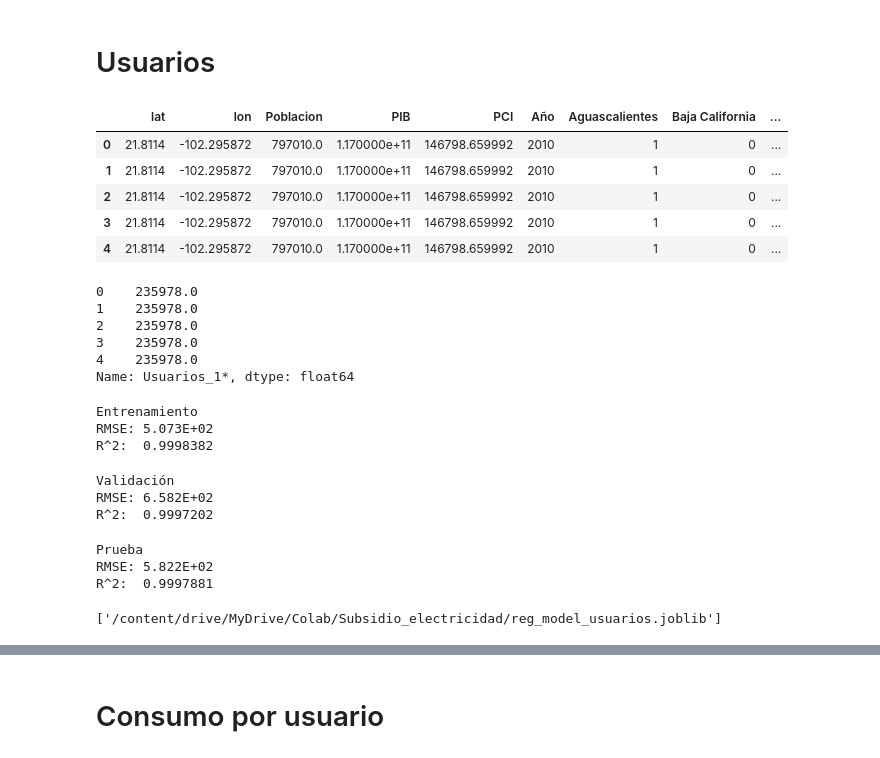
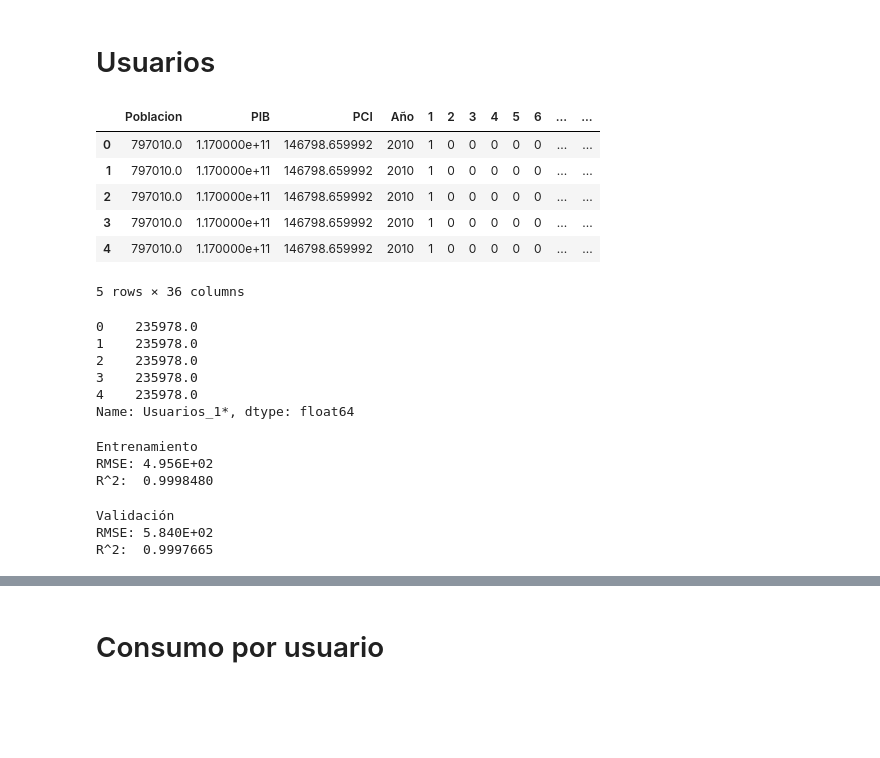
Before and after one commit to rodrigoms95/herramientas-climatico-22-1, a Jupyter notebook: code/Proyecto/Jupyter/ML_final.ipynb, the cells around one changed output, grey strips where cells are left out. Drawn from its saved outputs; the diff is of its cells as text; code cells hidden in the pictures; blank space fills up the shorter version.

```diff
--- a/code/Proyecto/Jupyter/ML_final.ipynb
+++ b/code/Proyecto/Jupyter/ML_final.ipynb
@@ -26,6 +29,7 @@ from sklearn.model_selection import GridSearchCV
 # %%
 path_drive = "/content/drive/MyDrive/Colab/Subsidio_electricidad/"
 path_data = path_drive + "data/Actual/data"
+path_r = path_drive + "Graficas/"
 fname = ".csv"
 
 data_0 = pd.read_csv(path_data + fname)
@@ -46,7 +50,7 @@ data_0["Consumo_Usuario"] = data_0["Consumo_1*"] / data_0["Usuarios_1*"]
 data_0["Usuario_poblacion"] = data_0["Usuarios_1*"] / data_0["Poblacion"]
 
 # Límites para corrección.
-lim = [0.05, 1, 30]
+lim = [0.1, 0.6, 30]
 
 # Estadísticas de corrección.
 # Porcentaje de municipios con corrección.
@@ -134,26 +139,24 @@ data_0.corr()
 # %%
 # Predicción de usuarios.
 
 # Escogemos el conjunto de features y de variables a predecir.
 Y = data_0.iloc[:,5]
-X = data_0[ ["lat", "lon", "Poblacion", "PIB", "PCI", "Año"] ].copy()
-X = pd.concat( (X, pd.get_dummies(data_0["NOM_ENT"]) ), axis = 1)
+X = data_0[ ["Poblacion", "PIB", "PCI", "Año"] ].copy()
+X = pd.concat( (X, pd.get_dummies(data_0["CVE_ENT"]) ), axis = 1)
 
 # Separamos en conjuntos de entrenamiento y de prueba.
-X_train, X_test, Y_train, Y_test = train_test_split( X, Y, test_size = 0.3 )
-
-# Separamos en conjunto de prueba y de validación.
-X_train, X_val, Y_train, Y_val = train_test_split( X, Y, test_size = 0.5 )
+X_train, X_val, Y_train, Y_val = train_test_split(X, Y, test_size = 0.3)
 
 # Features a utilizar.
 X.head()
 # %% [output]
-|  | lat | lon | Poblacion | PIB | PCI | Año | Aguascalientes | Baja California | ... |
-| 0 | 21.8114 | -102.295872 | 797010.0 | 1.170000e+11 | 146798.659992 | 2010 | 1 | 0 | ... |
-| 1 | 21.8114 | -102.295872 | 797010.0 | 1.170000e+11 | 146798.659992 | 2010 | 1 | 0 | ... |
-| 2 | 21.8114 | -102.295872 | 797010.0 | 1.170000e+11 | 146798.659992 | 2010 | 1 | 0 | ... |
-| 3 | 21.8114 | -102.295872 | 797010.0 | 1.170000e+11 | 146798.659992 | 2010 | 1 | 0 | ... |
-| 4 | 21.8114 | -102.295872 | 797010.0 | 1.170000e+11 | 146798.659992 | 2010 | 1 | 0 | ... |
+|  | Poblacion | PIB | PCI | Año | 1 | 2 | 3 | 4 | 5 | 6 | ... | ... |
+| 0 | 797010.0 | 1.170000e+11 | 146798.659992 | 2010 | 1 | 0 | 0 | 0 | 0 | 0 | ... | ... |
+| 1 | 797010.0 | 1.170000e+11 | 146798.659992 | 2010 | 1 | 0 | 0 | 0 | 0 | 0 | ... | ... |
+| 2 | 797010.0 | 1.170000e+11 | 146798.659992 | 2010 | 1 | 0 | 0 | 0 | 0 | 0 | ... | ... |
+| 3 | 797010.0 | 1.170000e+11 | 146798.659992 | 2010 | 1 | 0 | 0 | 0 | 0 | 0 | ... | ... |
+| 4 | 797010.0 | 1.170000e+11 | 146798.659992 | 2010 | 1 | 0 | 0 | 0 | 0 | 0 | ... | ... |
+5 rows × 36 columns
 # %%
 # Variable a predecir.
 Y.head()
@@ -172,7 +175,6 @@ Name: Usuarios_1*, dtype: float64
 X_reg = X_train.copy()
 Y_reg = Y_train.copy()
 X_reg_val = X_val.copy()
-X_reg_test = X_test.copy()
 
 # Hiperparámetros.
 params = {
@@ -195,48 +197,28 @@ xg_reg_u.fit(X_reg, Y_reg, verbose = True)
 preds = xg_reg_u.predict(X_reg)
 
 # Calculamos el error de entrenamiento.
-rmse = np.sqrt(mean_squared_error(Y_reg, preds))
-r2 = r2_score(Y_reg, preds)
+rmse_t = np.sqrt(mean_squared_error(Y_reg, preds))
+r2_t = r2_score(Y_reg, preds)
 
 print("Entrenamiento")
-print(f"RMSE: {rmse:.3E}")
-print(f"R^2:  {r2:.7f}")
+print(f"RMSE: {rmse_t:.3E}")
+print(f"R^2:  {r2_t:.7f}")
 # %% [output]
 Entrenamiento
-RMSE: 5.073E+02
-R^2:  0.9998382
+RMSE: 4.956E+02
+R^2:  0.9998480
 # %%
 # Probamos la regresión en el set de validación.
 preds = xg_reg_u.predict(X_reg_val)
 
 # Calculamos el error de validación.
-rmse = np.sqrt(mean_squared_error(Y_val, preds))
-r2 = r2_score(Y_val, preds)
+rmse_v = np.sqrt(mean_squared_error(Y_val, preds))
+r2_v = r2_score(Y_val, preds)
 
 print("Validación")
-print(f"RMSE: {rmse:.3E}")
-print(f"R^2:  {r2:.7f}")
-
-# Probamos la regresión en el set de prueba
-# y guardamos el resultado para su evaluación final.
-test_0 = xg_reg_u.predict(X_reg_test)
+print(f"RMSE: {rmse_v:.3E}")
+print(f"R^2:  {r2_v:.7f}")
 # %% [output]
 Validación
-RMSE: 6.582E+02
-R^2:  0.9997202
+RMSE: 5.840E+02
+R^2:  0.9997665
-# %%
-# Calculamos el error de prueba.
-rmse = np.sqrt(mean_squared_error(Y_test, test_0))
-r2 = r2_score(Y_test, test_0)
-
-print("Prueba")
-print(f"RMSE: {rmse:.3E}")
-print(f"R^2:  {r2:.7f}")
-
-# Guardamos el modelo entrenado.
-dump(xg_reg_u, path_drive + "reg_model_usuarios.joblib")
-# %% [output]
-Prueba
-RMSE: 5.822E+02
-R^2:  0.9997881
-['/content/drive/MyDrive/Colab/Subsidio_electricidad/reg_model_usuarios.joblib']
```
Also changed, not shown: parts of 16 cells of this notebook.
